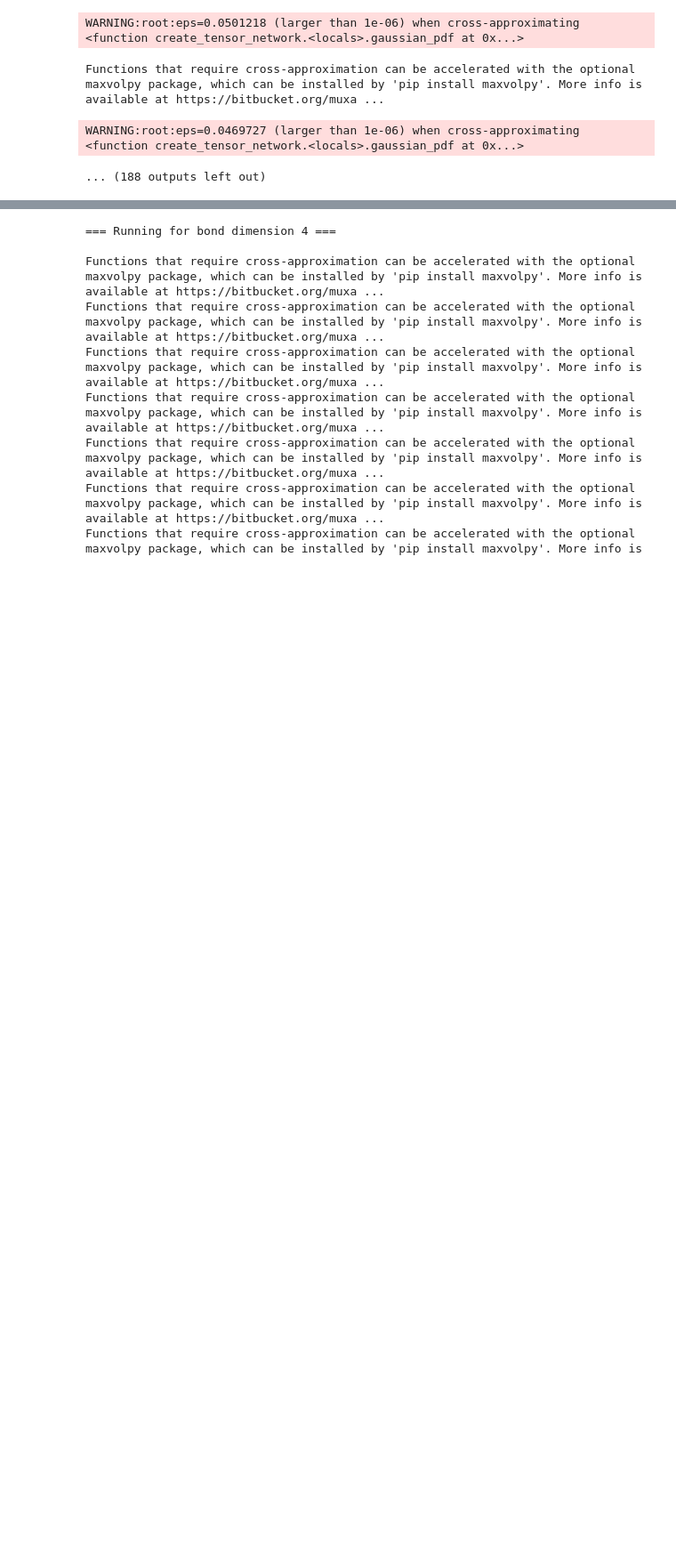
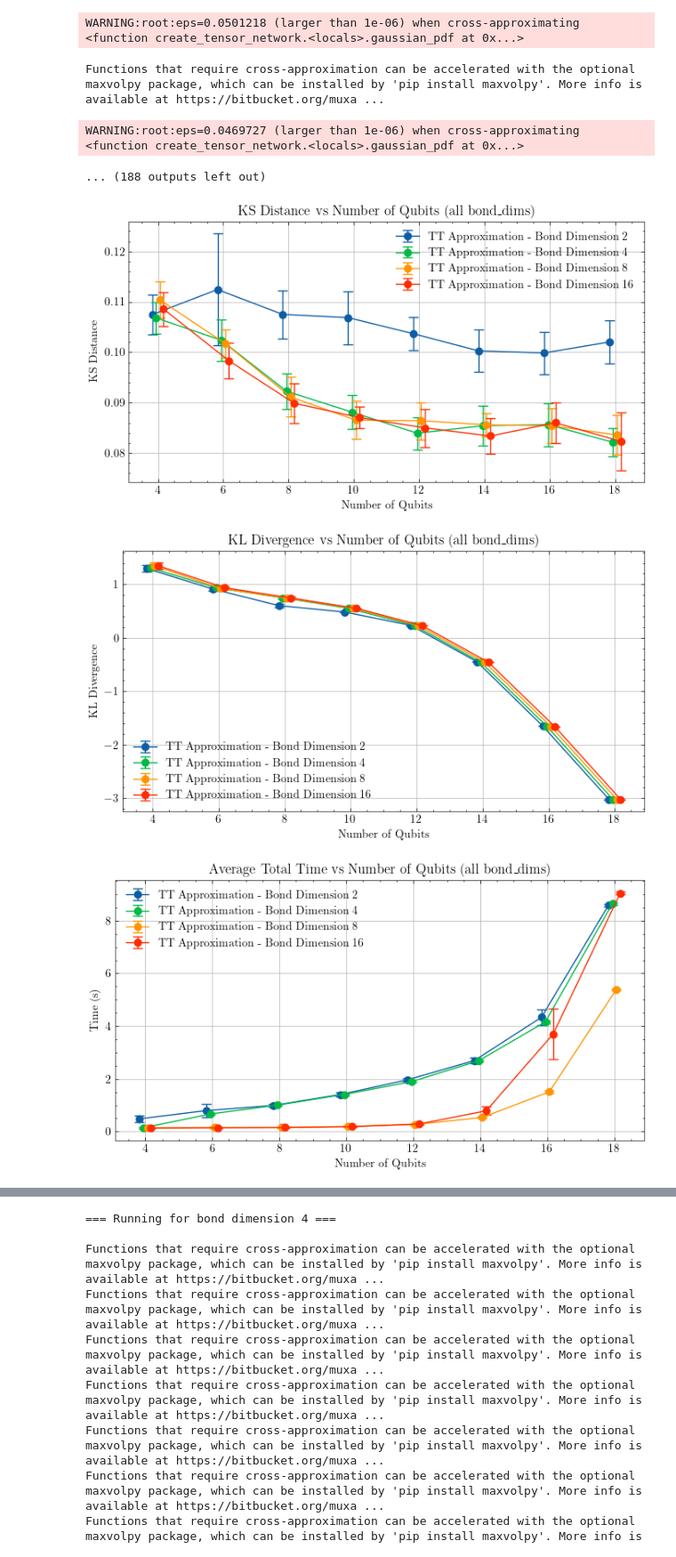
Before and after one commit to vodovozovaliza/no_qlue_tt_qmc, a Jupyter notebook: Challenge Moodys.ipynb, the cells around one changed output, grey strips where cells are left out. Shown at 89% size. Cells and saved outputs as stored; diff of their text form; code cells hidden in the pictures; blank space fills up the shorter version.

Commit message:
add 2D plots

```diff
--- a/Challenge Moodys.ipynb
+++ b/Challenge Moodys.ipynb
@@ -1720,3 +1720,68 @@ WARNING:root:eps=0.0501218 (larger than 1e-06) when cross-approximating <functio
 Functions that require cross-approximation can be accelerated with the optional maxvolpy package, which can be installed by 'pip install maxvolpy'. More info is available at https://bitbucket.org/muxa ...
 WARNING:root:eps=0.0469727 (larger than 1e-06) when cross-approximating <function create_tensor_network.<locals>.gaussian_pdf at 0x...>
 ... (188 outputs left out)
+# %%
+with open('res2d.pkl', 'rb') as f:
+    results_by_bond_dim = pickle.load(f)
+# Plotting results
+
+
+plot_metric_vs_qubits_all_bond_dims(
+    results_by_bond_dim,
+    metric_mean='ks_mean',
+    metric_std='ks_std',
+    ylabel='KS Distance',
+    title='KS Distance vs Number of Qubits (all bond_dims)'
+)
+
+plot_metric_vs_qubits_all_bond_dims(
+    results_by_bond_dim,
+    metric_mean='kl_mean',
+    metric_std='kl_std',
+    ylabel='KL Divergence',
+    title='KL Divergence vs Number of Qubits (all bond_dims)'
+)
+
+plot_metric_vs_qubits_all_bond_dims(
+    results_by_bond_dim,
+    metric_mean='time_mean',
+    metric_std='time_std',
+    ylabel='Time (s)',
+    title='Average Total Time vs Number of Qubits (all bond_dims)'
+)
+
+plot_metric_vs_qubits_all_bond_dims(
+    results_by_bond_dim,
+    metric_mean='tn_construct_time_mean',
+    metric_std='tn_construct_time_std',
+    ylabel='Time (s)',
+    title='Tensor Network Construction Time vs Number of Qubits (all bond_dims)'
+)
+
+plot_metric_vs_qubits_all_bond_dims(
+    results_by_bond_dim,
+    metric_mean='qc_convert_time_mean',
+    metric_std='qc_convert_time_std',
+    ylabel='Time (s)',
+    title='Quantum Circuit Conversion Time vs Number of Qubits (all bond_dims)'
+)
+
+plot_metric_vs_qubits_all_bond_dims(
+    results_by_bond_dim,
+    metric_mean='qc_run_time_mean',
+    metric_std='qc_run_time_std',
+    ylabel='Time (s)',
+    title='Quantum Circuit Execution Time vs Number of Qubits (all bond_dims)'
+)
+
+plot_metric_vs_qubits_all_bond_dims(
+    results_by_bond_dim,
+    metric_mean='circuit_depth',
+    metric_std=None,
+    ylabel='Circuit Depth',
+    title='Circuit Depth vs Number of Qubits (all bond_dims)'
+)
+# %% [output]
+[figure, added]
+[figure, added]
+[figure, added]
```
Also changed, not shown: parts of 1 cell of this notebook.
